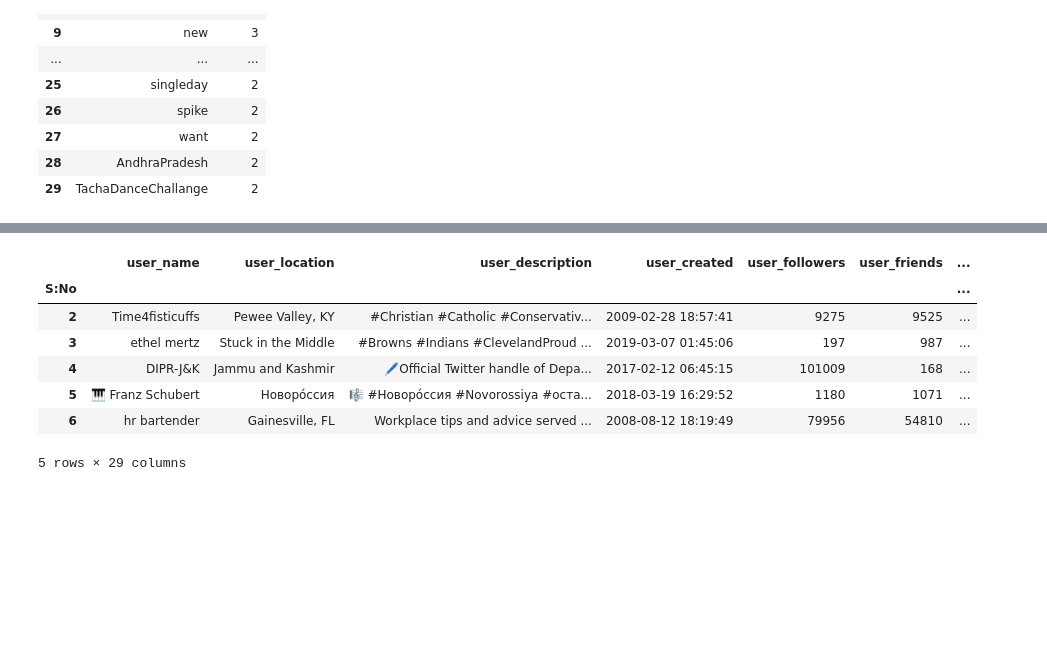
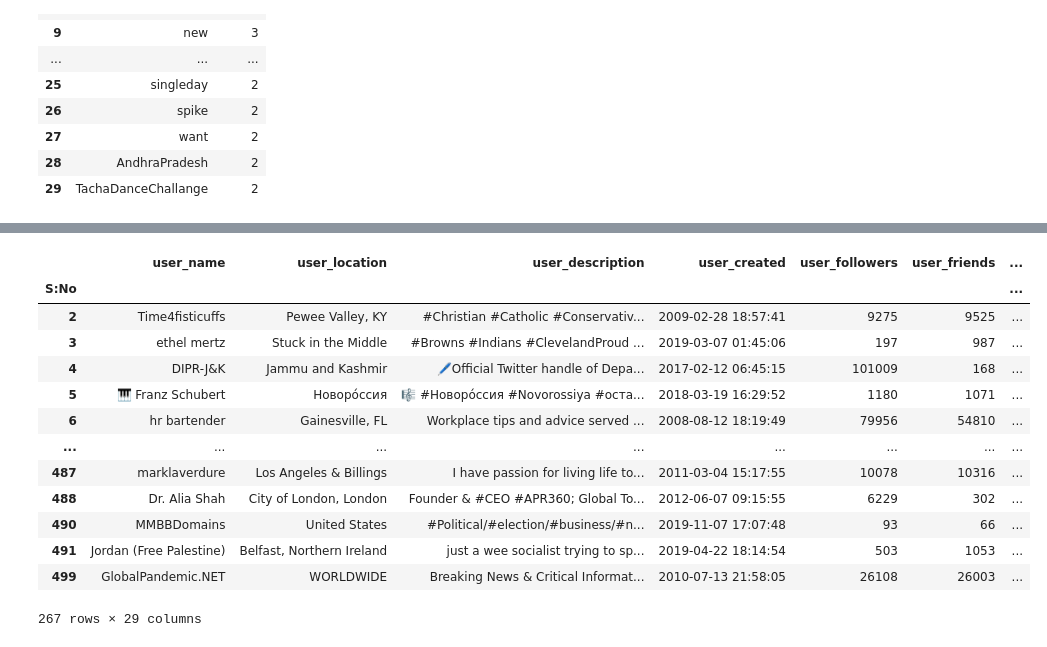
Before and after one commit to atif4/projects, a Jupyter notebook: class.ipynb, the cells around one changed output, grey strips where cells are left out. Saved outputs shown, nothing was run; the diff lists cells and outputs as text; code cells hidden in the pictures; blank space fills up the shorter version.

```diff
--- a/class.ipynb
+++ b/class.ipynb
@@ -521,11 +521,17 @@ my_dataset.plot_wordcloud(pos_docx)#WE CALL OTHER TWOAS WELL
 # %%
-my_dataset.df.head()
+my_dataset.df
 # %% [output]
 |  | user_name | user_location | user_description | user_created | user_followers | user_friends | ... |
 | S:No |  |  |  |  |  |  | ... |
 | 2 | Time4fisticuffs | Pewee Valley, KY | #Christian #Catholic #Conservativ... | 2009-02-28 18:57:41 | 9275 | 9525 | ... |
 | 3 | ethel mertz | Stuck in the Middle | #Browns #Indians #ClevelandProud ... | 2019-03-07 01:45:06 | 197 | 987 | ... |
 | 4 | DIPR-J&K | Jammu and Kashmir | 🖊️Official Twitter handle of Depa... | 2017-02-12 06:45:15 | 101009 | 168 | ... |
 | 5 | 🎹 Franz Schubert | Новоро́ссия | 🎼 #Новоро́ссия #Novorossiya #оста... | 2018-03-19 16:29:52 | 1180 | 1071 | ... |
 | 6 | hr bartender | Gainesville, FL | Workplace tips and advice served ... | 2008-08-12 18:19:49 | 79956 | 54810 | ... |
+| ... | ... | ... | ... | ... | ... | ... | ... |
+| 487 | marklaverdure | Los Angeles & Billings | I have passion for living life to... | 2011-03-04 15:17:55 | 10078 | 10316 | ... |
+| 488 | Dr. Alia Shah | City of London, London | Founder & #CEO #APR360; Global To... | 2012-06-07 09:15:55 | 6229 | 302 | ... |
+| 490 | MMBBDomains | United States | #Political/#election/#business/#n... | 2019-11-07 17:07:48 | 93 | 66 | ... |
+| 491 | Jordan (Free Palestine) | Belfast, Northern Ireland | just a wee socialist trying to sp... | 2019-04-22 18:14:54 | 503 | 1053 | ... |
+| 499 | GlobalPandemic.NET | WORLDWIDE | Breaking News & Critical Informat... | 2010-07-13 21:58:05 | 26108 | 26003 | ... |
-5 rows × 29 columns
+267 rows × 29 columns
```
Also changed, not shown: parts of 2 cells of this notebook.
